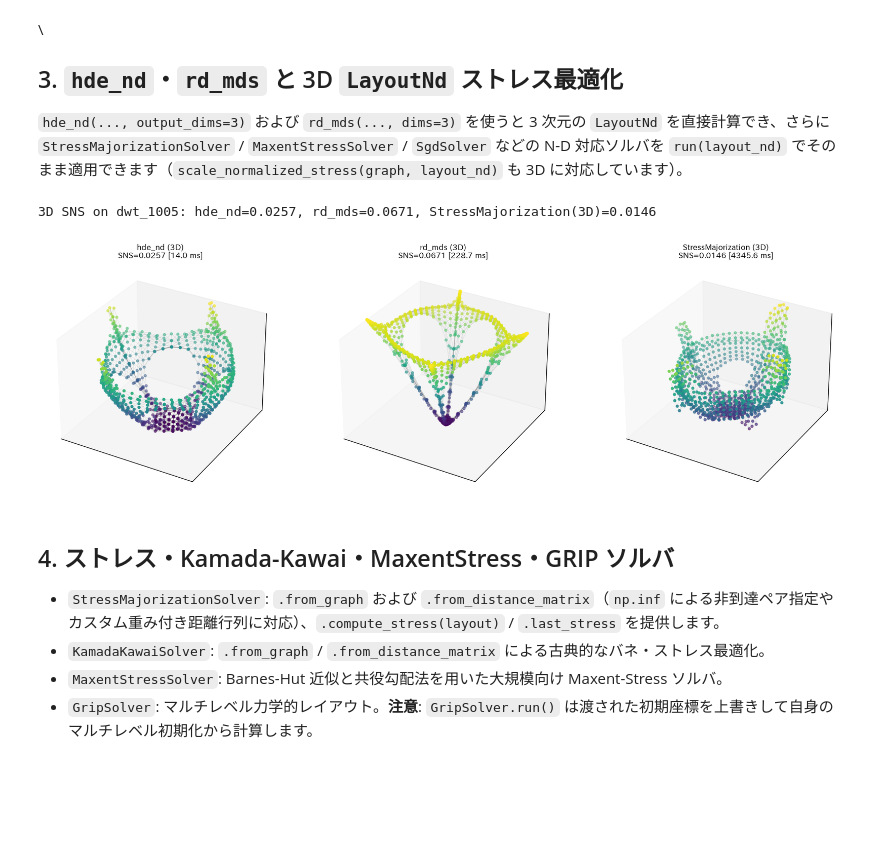
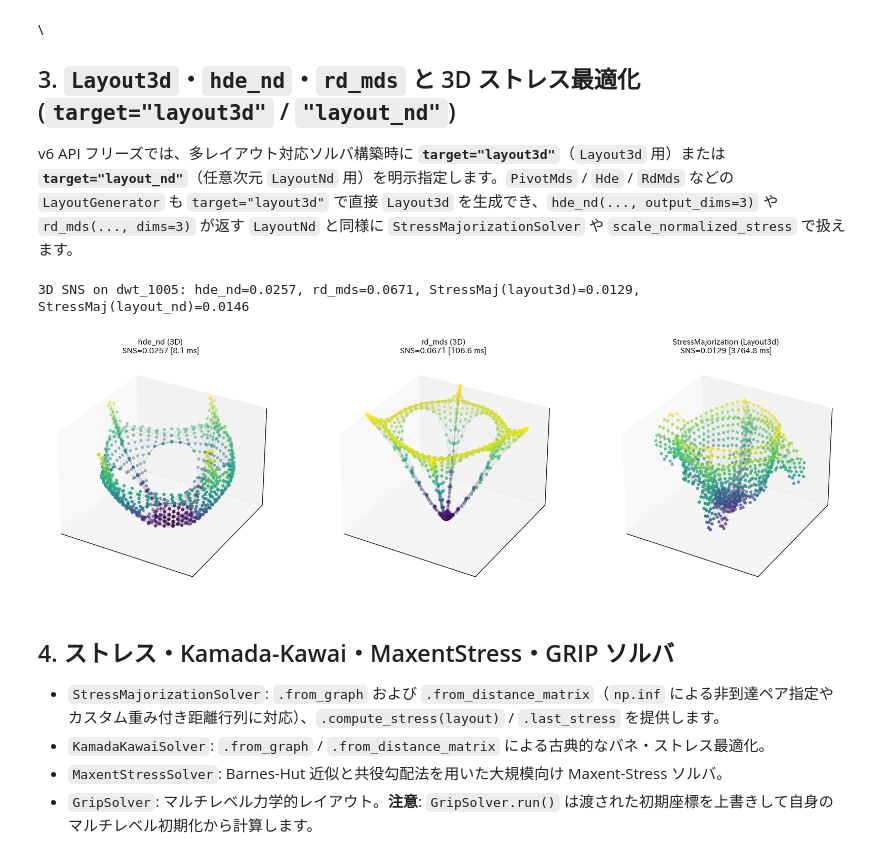
Before and after one commit to likr/egraph-rs, a Jupyter notebook: notebooks/02_initialization_and_stress_layouts.ipynb, the cells around one changed output. Saved outputs shown, nothing was run; the diff lists cells and outputs as text; code cells hidden in the pictures; blank space fills up the shorter version.

```diff
--- a/notebooks/02_initialization_and_stress_layouts.ipynb
+++ b/notebooks/02_initialization_and_stress_layouts.ipynb
@@ -48,8 +48,8 @@ def plot_graph_2d(graph: eg.CsrGraph, layout: eg.Layout2d, ax, title: str = "",
         ax.set_title(title, fontsize=10)
 
 
-def plot_graph_3d(graph: eg.CsrGraph, layout_nd: eg.LayoutNd, ax, title: str = "", node_size: float = 10.0):
-    '''Plot 3D LayoutNd embedding using Matplotlib mplot3d Line3DCollection.'''
+def plot_graph_3d(graph: eg.CsrGraph, layout_nd: eg.Layout3d | eg.LayoutNd, ax, title: str = "", node_size: float = 10.0):
+    '''Plot 3D Layout3d / LayoutNd embedding using Matplotlib mplot3d Line3DCollection.'''
     coords = layout_nd.coords(copy=False)
     indptr = graph.indptr()
     indices = graph.indices()
@@ -169,46 +171,50 @@ normalize_layout_2d -> std=1.0000, bulk_median_r=0.1510 | robust_normalize_layou
 # %% [markdown]
 \
-## 3. `hde_nd`・`rd_mds` と 3D `LayoutNd` ストレス最適化
+## 3. `Layout3d`・`hde_nd`・`rd_mds` と 3D ストレス最適化 (`target="layout3d"` / `"layout_nd"`)
 
-`hde_nd(..., output_dims=3)` および `rd_mds(..., dims=3)` を使うと 3 次元の `LayoutNd` を直接計算でき、さらに `StressMajorizationSolver` / `MaxentStressSolver` / `SgdSolver` などの N-D 対応ソルバを `run(layout_nd)` でそのまま適用できます（`scale_normalized_stress(graph, layout_nd)` も 3D に対応しています）。
+v6 API フリーズでは、多レイアウト対応ソルバ構築時に **`target="layout3d"`**（`Layout3d` 用）または **`target="layout_nd"`**（任意次元 `LayoutNd` 用）を明示指定します。`PivotMds` / `Hde` / `RdMds` などの `LayoutGenerator` も `target="layout3d"` で直接 `Layout3d` を生成でき、`hde_nd(..., output_dims=3)` や `rd_mds(..., dims=3)` が返す `LayoutNd` と同様に `StressMajorizationSolver` や `scale_normalized_stress` で扱えます。
 # %%
 \
 g_dwt = eg.load_dataset("dwt_1005")
 
 t0 = time.perf_counter()
 nd_hde3 = eg.hde_nd(g_dwt, dimensions=50, output_dims=3, seed=42)
 dt_hde = (time.perf_counter() - t0) * 1000
 
 t0 = time.perf_counter()
 nd_rd3 = eg.rd_mds(g_dwt, dims=3, seed=42)
 dt_rd = (time.perf_counter() - t0) * 1000
 
-# Optimize 3D LayoutNd directly with StressMajorizationSolver (N-D polymorphic solver)
+# Optimize 3D Layout3d directly via target="layout3d" and LayoutNd via target="layout_nd"
+l3d_sm = eg.PivotMds(g_dwt, target="layout3d", num_pivots=50, seed=42).generate()
+t0 = time.perf_counter()
+eg.StressMajorizationSolver.from_graph(g_dwt, target="layout3d", max_iterations=40).run(l3d_sm)
+dt_sm3 = (time.perf_counter() - t0) * 1000
+
 nd_sm3 = nd_hde3.copy()
-t0 = time.perf_counter()
-eg.StressMajorizationSolver.from_graph(g_dwt, max_iterations=40).run(nd_sm3)
-dt_sm3 = (time.perf_counter() - t0) * 1000
+eg.StressMajorizationSolver.from_graph(g_dwt, target="layout_nd", max_iterations=40).run(nd_sm3)
 
 sns_hde3 = eg.scale_normalized_stress(g_dwt, nd_hde3)
 sns_rd3 = eg.scale_normalized_stress(g_dwt, nd_rd3)
-sns_sm3 = eg.scale_normalized_stress(g_dwt, nd_sm3)
-print(f"3D SNS on dwt_1005: hde_nd={sns_hde3:.4f}, rd_mds={sns_rd3:.4f}, StressMajorization(3D)={sns_sm3:.4f}")
+sns_sm3 = eg.scale_normalized_stress(g_dwt, l3d_sm)
+sns_nd_sm3 = eg.scale_normalized_stress(g_dwt, nd_sm3)
+print(f"3D SNS on dwt_1005: hde_nd={sns_hde3:.4f}, rd_mds={sns_rd3:.4f}, StressMaj(layout3d)={sns_sm3:.4f}, StressMaj(layout_nd)={sns_nd_sm3:.4f}")
 
 fig = plt.figure(figsize=(15.5, 4.8))
 ax1 = fig.add_subplot(1, 3, 1, projection="3d")
 plot_graph_3d(g_dwt, nd_hde3, ax1, title=f"hde_nd (3D)\nSNS={sns_hde3:.4f} [{dt_hde:.1f} ms]")
 
 ax2 = fig.add_subplot(1, 3, 2, projection="3d")
 plot_graph_3d(g_dwt, nd_rd3, ax2, title=f"rd_mds (3D)\nSNS={sns_rd3:.4f} [{dt_rd:.1f} ms]")
 
 ax3 = fig.add_subplot(1, 3, 3, projection="3d")
-plot_graph_3d(g_dwt, nd_sm3, ax3, title=f"StressMajorization (3D)\nSNS={sns_sm3:.4f} [{dt_sm3:.1f} ms]")
+plot_graph_3d(g_dwt, l3d_sm, ax3, title=f"StressMajorization (Layout3d)\nSNS={sns_sm3:.4f} [{dt_sm3:.1f} ms]")
 
 plt.tight_layout()
 plt.show()
 # %% [output]
-3D SNS on dwt_1005: hde_nd=0.0257, rd_mds=0.0671, StressMajorization(3D)=0.0146
+3D SNS on dwt_1005: hde_nd=0.0257, rd_mds=0.0671, StressMaj(layout3d)=0.0129, StressMaj(layout_nd)=0.0146
-[figure, old version]
+[figure, new version]
 # %% [markdown]
 ## 4. ストレス・Kamada-Kawai・MaxentStress・GRIP ソルバ
 
```
Also changed, not shown: parts of 8 cells of this notebook, 8 other files.
